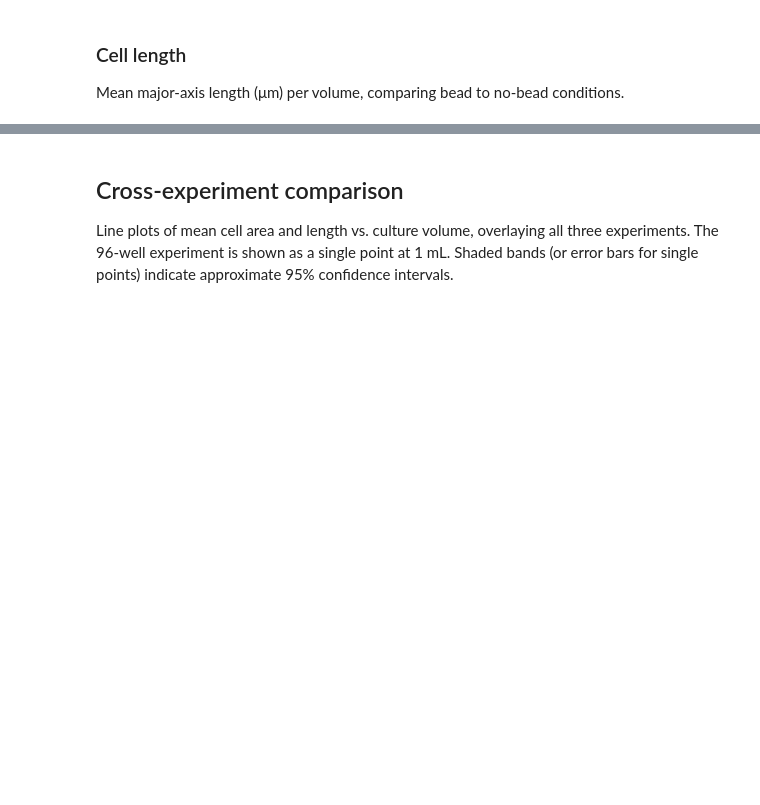
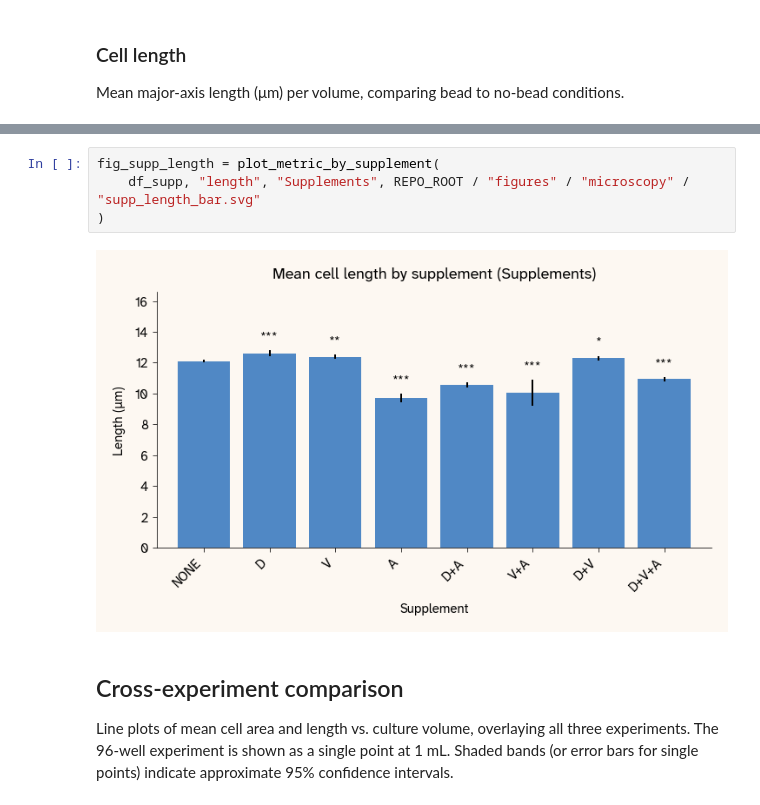
Before and after one commit to Arcadia-Science/beads-cell-growth, a Jupyter notebook: notebooks/microscopy-analysis.ipynb, the cells around one changed output, grey strips where cells are left out. Saved outputs shown, nothing was run; the diff lists cells and outputs as text; blank space fills up the shorter version.

```diff
--- a/notebooks/microscopy-analysis.ipynb
+++ b/notebooks/microscopy-analysis.ipynb
@@ -144,3 +170,9 @@ fig_24_length = plot_metric_by_volume(
+# %%
+fig_supp_length = plot_metric_by_supplement(
+    df_supp, "length", "Supplements", REPO_ROOT / "figures" / "microscopy" / "supp_length_bar.svg"
+)
+# %% [output]
+[figure, added]
 # %% [markdown]
 ## Cross-experiment comparison
 
```
Also changed, not shown: parts of 14 cells of this notebook.
